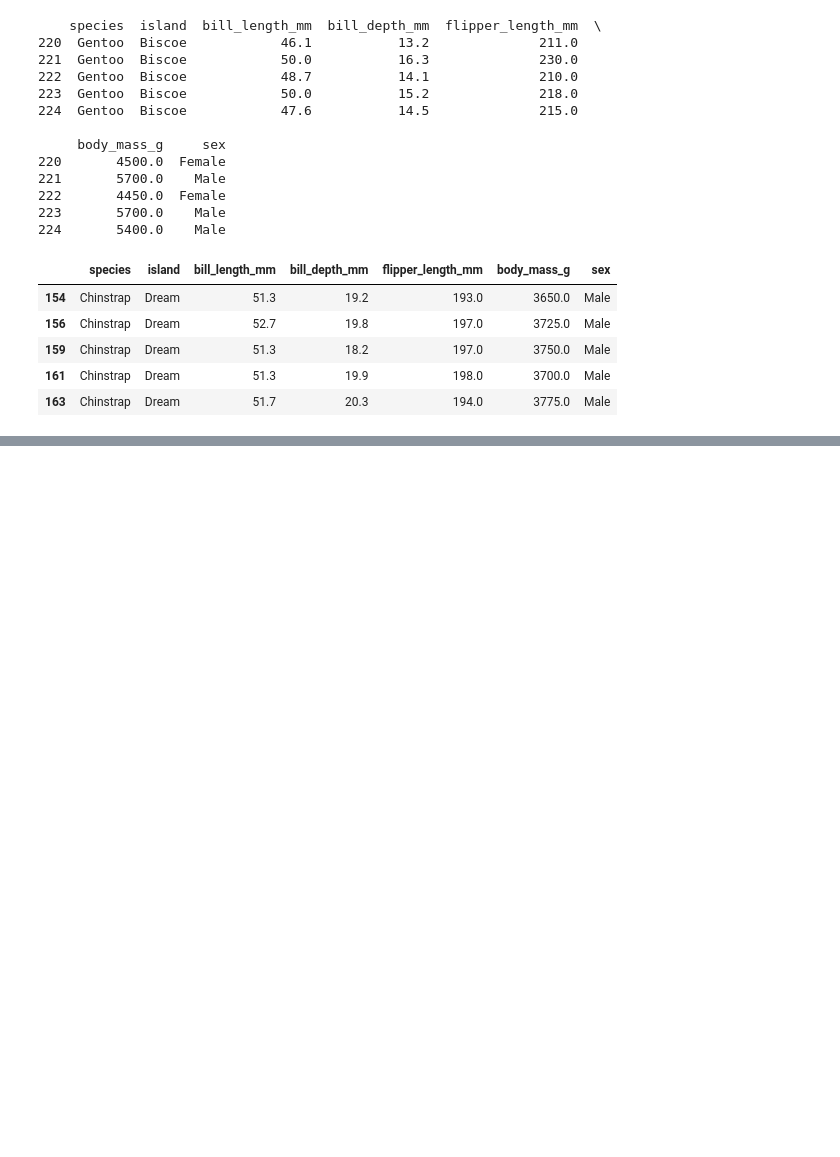
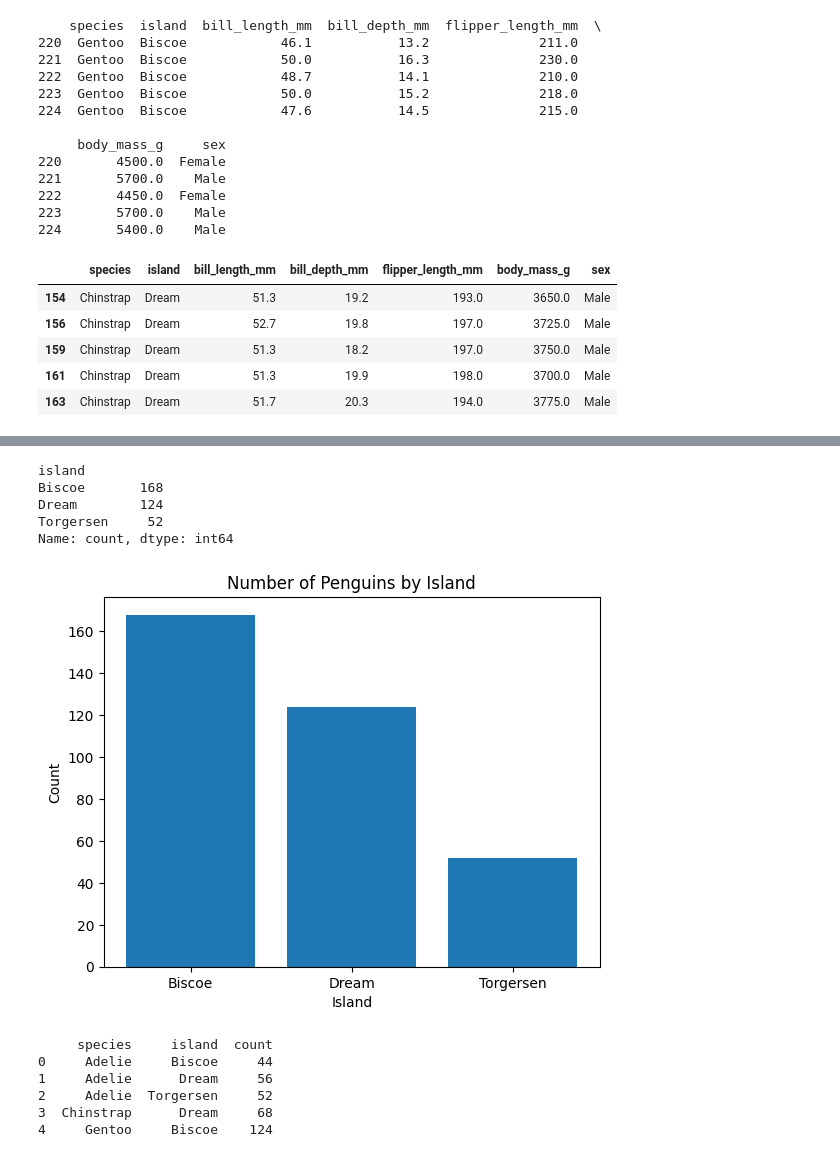
Before and after one commit to Fahin2000/Data-110, a Jupyter notebook: Week_7.ipynb, the cells around one changed output, grey strips where cells are left out. Saved outputs shown, nothing was run; the diff lists cells and outputs as text; code cells hidden in the pictures; blank space fills up the shorter version.

```diff
--- a/Week_7.ipynb
+++ b/Week_7.ipynb
@@ -105,0 +143,48 @@ X.head()
+# %%
+# Access the 'bill_depth_mm' column from the penguins DataFrame to work with or analyze bill depths
+penguins['bill_depth_mm']
+
+# Count the occurrence of each unique value in the 'bill_depth_mm' column and display the counts
+# This is useful for understanding the distribution of bill depth measurements across all penguins in the dataset
+# value.counts() is one of the most useful function in pandas
+penguins['bill_depth_mm'].value_counts()
+
+# Count the occurrence of each unique value in the 'island' column and display the counts
+# This helps to understand how many penguins come from each island in the dataset
+penguins['island'].value_counts()
+# %% [output]
+island
+Biscoe       168
+Dream        124
+Torgersen     52
+Name: count, dtype: int64
+# %%
+# Calculate the number of penguins recorded on each island and store the result in 'island_counts'
+island_counts = penguins['island'].value_counts()
+
+# Plot the counts of penguins per island as a bar chart
+# 'island_counts.index' provides the island names (x-axis)
+# and 'island_counts.values' provides the corresponding counts (y-axis)
+plt.bar(island_counts.index, island_counts.values)
+
+plt.xlabel('Island')
+plt.ylabel('Count')
+plt.title('Number of Penguins by Island')
+plt.show()
+# %% [output]
+[figure, added]
+# %%
+
+# The size() function counts instances, and reset_index() converts the result back into a DataFrame.
+species_island_counts = penguins.groupby(['species', 'island']).size().reset_index(name='count')
+
+# Print the resulting DataFrame which now contains a count of penguins for each species-island combination
+# The DataFrame has three columns: 'species', 'island', and 'count' indicating the number of penguins.
+print(species_island_counts)
+# %% [output]
+     species     island  count
+0     Adelie     Biscoe     44
+1     Adelie      Dream     56
+2     Adelie  Torgersen     52
+3  Chinstrap      Dream     68
+4     Gentoo     Biscoe    124
```
Also changed, not shown: parts of 10 cells of this notebook.
